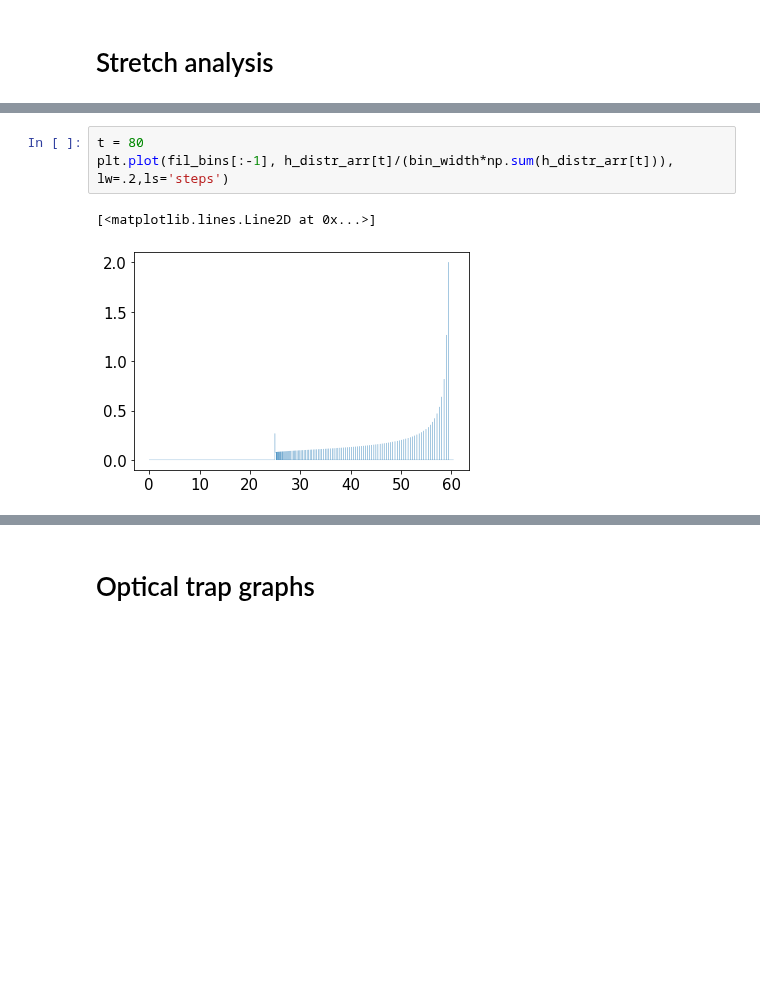
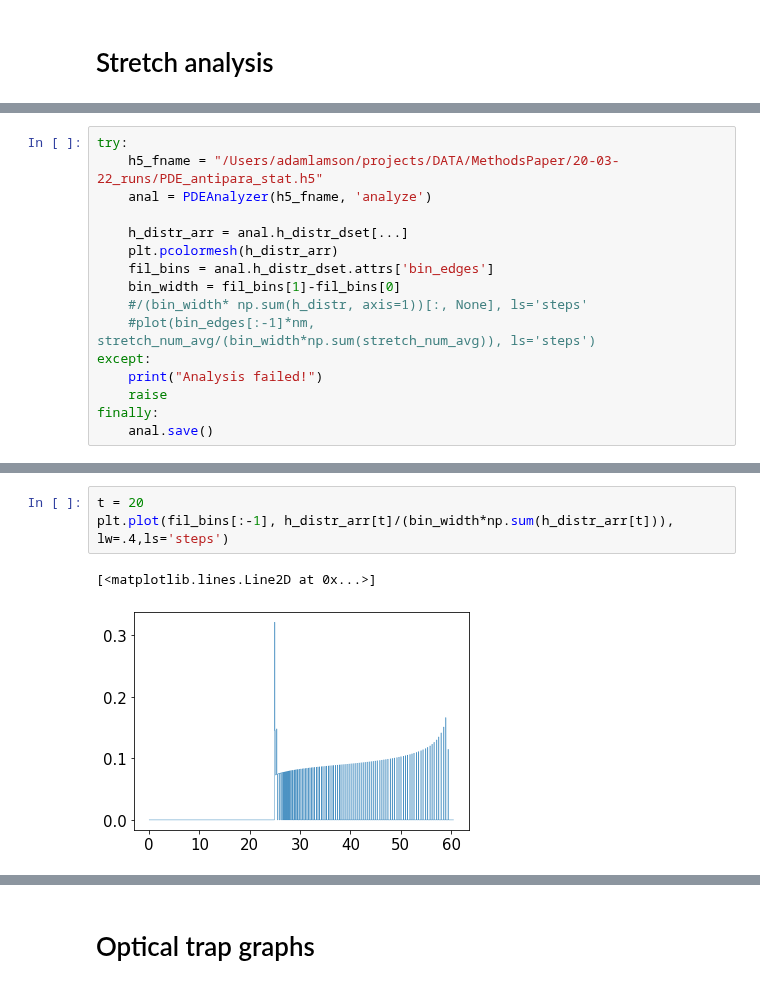
Before and after one commit to lamsoa729/FoXlink, a Jupyter notebook: notebooks/pde_graph_prototypes.ipynb, the cells around one changed output, grey strips where cells are left out. Drawn from its saved outputs; the diff is of its cells as text; blank space fills up the shorter version.

```diff
--- a/notebooks/pde_graph_prototypes.ipynb
+++ b/notebooks/pde_graph_prototypes.ipynb
@@ -361,0 +311,16 @@ analysis time: 0.022941112518310547
+# %%
+try:
+    h5_fname = "/Users/adamlamson/projects/DATA/MethodsPaper/20-03-22_runs/PDE_antipara_stat.h5"
+    anal = PDEAnalyzer(h5_fname, 'analyze')
+
+    h_distr_arr = anal.h_distr_dset[...]
+    plt.pcolormesh(h_distr_arr)
+    fil_bins = anal.h_distr_dset.attrs['bin_edges']
+    bin_width = fil_bins[1]-fil_bins[0]
+    #/(bin_width* np.sum(h_distr, axis=1))[:, None], ls='steps'
+    #plot(bin_edges[:-1]*nm, stretch_num_avg/(bin_width*np.sum(stretch_num_avg)), ls='steps')
+except:
+    print("Analysis failed!")
+    raise
+finally:
+    anal.save()
@@ -362,6 +332,6 @@ analysis time: 0.022941112518310547
 # %%
-t = 80
-plt.plot(fil_bins[:-1], h_distr_arr[t]/(bin_width*np.sum(h_distr_arr[t])), lw=.2,ls='steps')
+t = 20
+plt.plot(fil_bins[:-1], h_distr_arr[t]/(bin_width*np.sum(h_distr_arr[t])), lw=.4,ls='steps')
 # %% [output]
 [<matplotlib.lines.Line2D at 0x...>]
-[figure, old version]
+[figure, new version]
```
Also changed, not shown: parts of 5 cells of this notebook, 2 other files.
